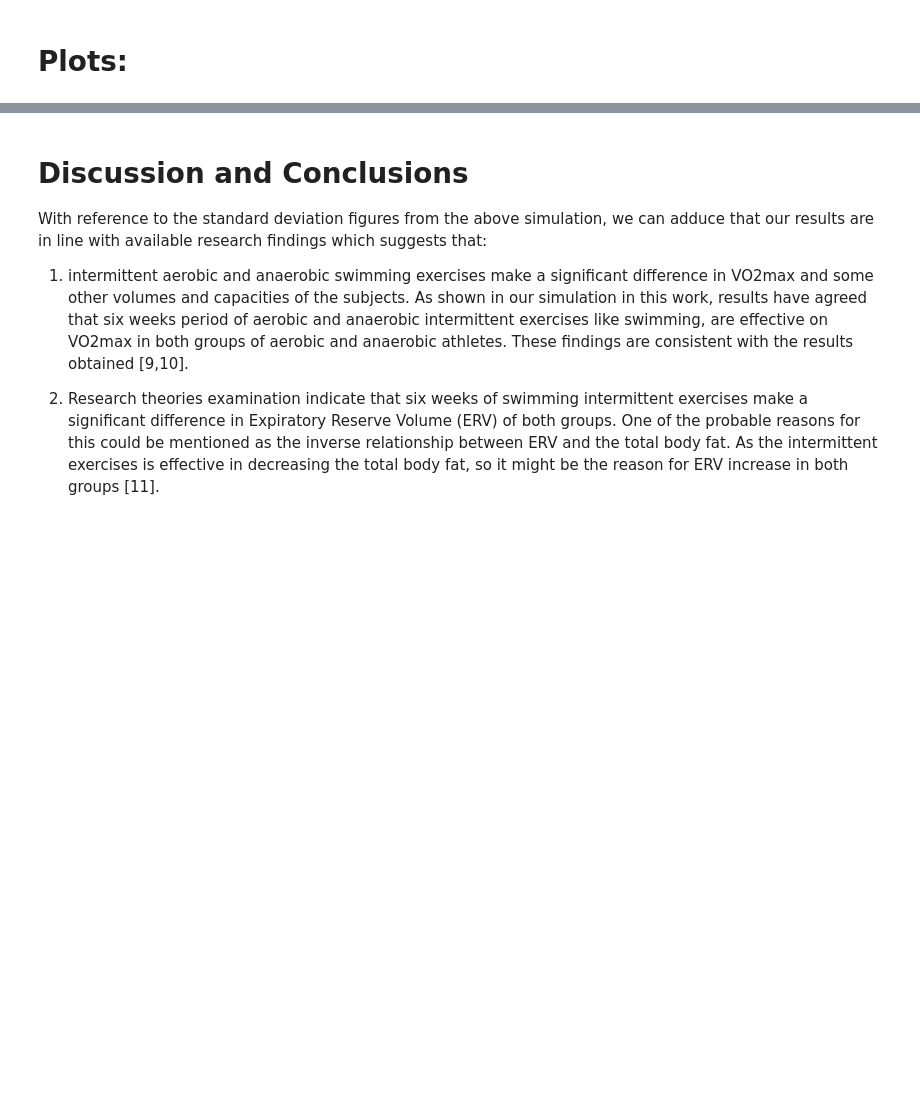
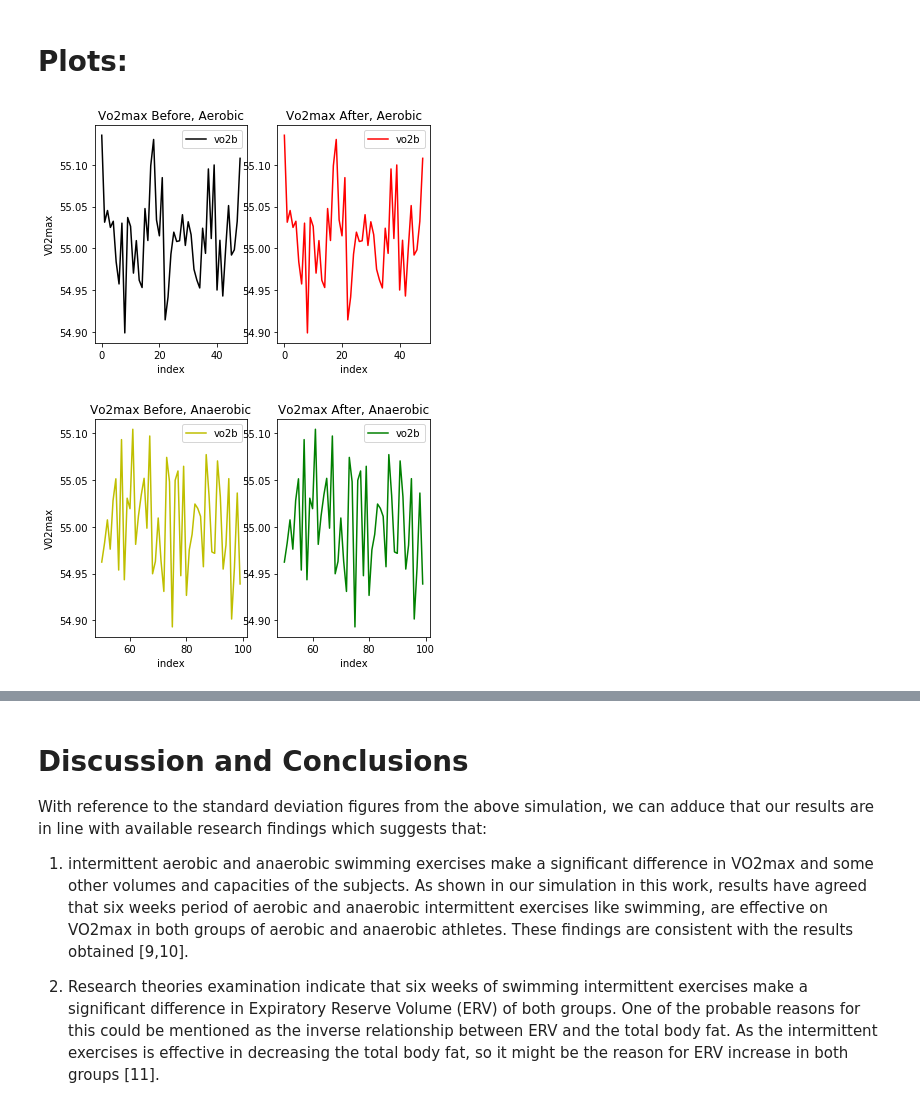
Before and after one commit to dewaledr/PDAproject, a Jupyter notebook: PDAfinalproject.ipynb, the cells around one changed output, grey strips where cells are left out. Saved outputs shown, nothing was run; the diff lists cells and outputs as text; code cells hidden in the pictures; blank space fills up the shorter version.

Commit message:
Completed the Plots and Discussions

```diff
--- a/PDAfinalproject.ipynb
+++ b/PDAfinalproject.ipynb
@@ -165,2 +167,82 @@ myData[50:].describe()
 # %% [markdown]
 # Plots:
+# %%
+import matplotlib.pyplot as plt
+#from matplotlib.dates import date2num , DateFormatter
+#import datetime as dt
+
+# Scale for Charting
+vo2Datab = myData['vo2b']
+vo2Dataa = myData['vo2a']
+
+#plt.subplot(1, 3, 1)
+#plt.subplot(1, 3, 2)
+#plt.subplot(1, 3, 3)
+
+##plt.title("Population Dataset plot")
+##Before  Row 1, col 1 = 1 of 2
+#plt.subplot(1, 2, 1)
+#plt.xlabel("index")
+#plt.ylabel("V02max")
+#myData[1].plot(color='k')
+#plt.legend()
+
+## After - Row 1, col 2 = 2 of 2
+#plt.subplot(1, 2, 2)
+#myData[2].plot(color='r')
+#plt.legend()
+
+plt.subplot(1, 2, 1)
+plt.title("Vo2max Before, Aerobic")
+#Before  Row 1, col 1 = 1 of 2
+#Before  Row 1, col 1 = 1 of 2
+plt.xlabel("index")
+plt.ylabel("V02max")
+#myData['vo2b'][:49].plot(color='k')
+vo2Datab[:49].plot(color='k')
+#myData[1].plot()
+plt.legend()
+
+# After - Row 1, col 2 = 2 of 2
+plt.subplot(1, 2, 2)
+plt.title("Vo2max After, Aerobic")
+plt.xlabel("index")
+vo2Datab[:49].plot(color='r')
+plt.legend()
+#x = np.random.uniform(-3.0, 3.0, 10000)
+plt.show()
+
+##===
+#plt.plot(x, y + noise, 'r.', label="Actual")
+#plt.plot(x, y, 'b-', label="Model")
+plt.subplot(1, 2, 1)
+plt.title("Vo2max Before, Anaerobic")
+plt.xlabel("index")
+plt.ylabel("V02max")
+vo2Datab[50:].plot(color='y')
+plt.legend()
+
+# After - Row 1, col 2 = 2 of 2
+plt.subplot(1, 2, 2)
+plt.title("Vo2max After, Anaerobic")
+plt.xlabel("index")
+vo2Datab[50:].plot(color='g')
+plt.legend()
+
+plt.show()
+
+#plt.show()
+#myData[2].plot()
+#plt.show()
+#myData[1][:49].plot()
+#plt.show()
+#myData[2][:40].plot()
+#plt.show()
+#myData[1][50:].plot()
+#plt.show()
+#myData[2][50:].plot()
+#plt.gcf().autofmt_xdate()
+#plt.show()
+# %% [output]
+[figure, added]
+[figure, added]
```
Also changed, not shown: parts of 7 cells of this notebook.
